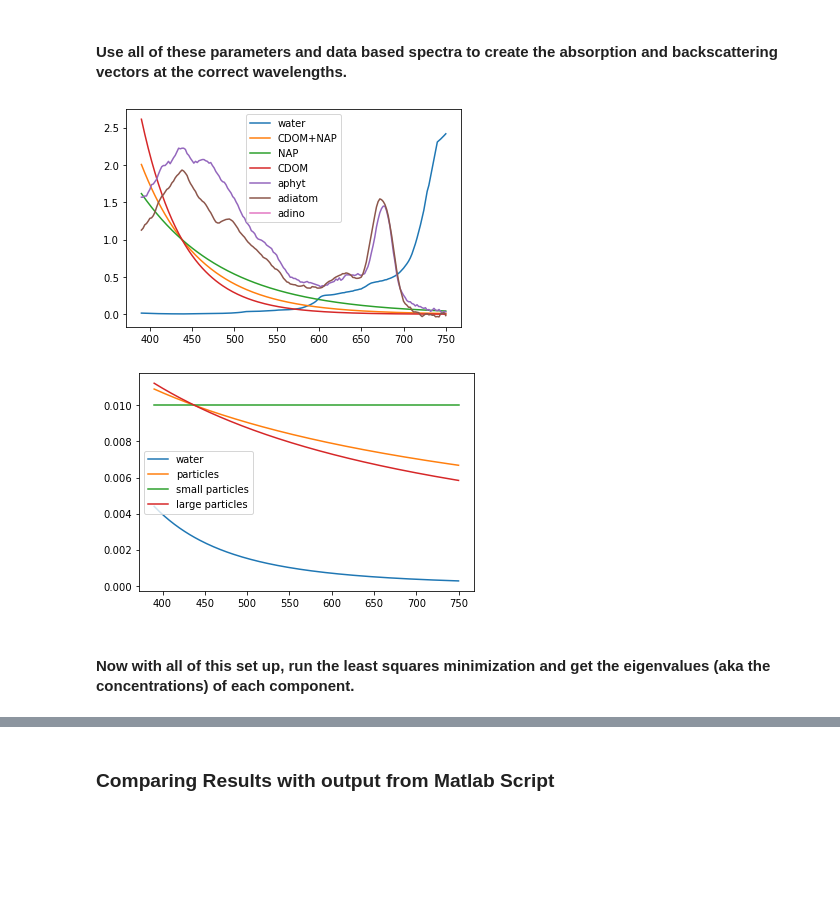
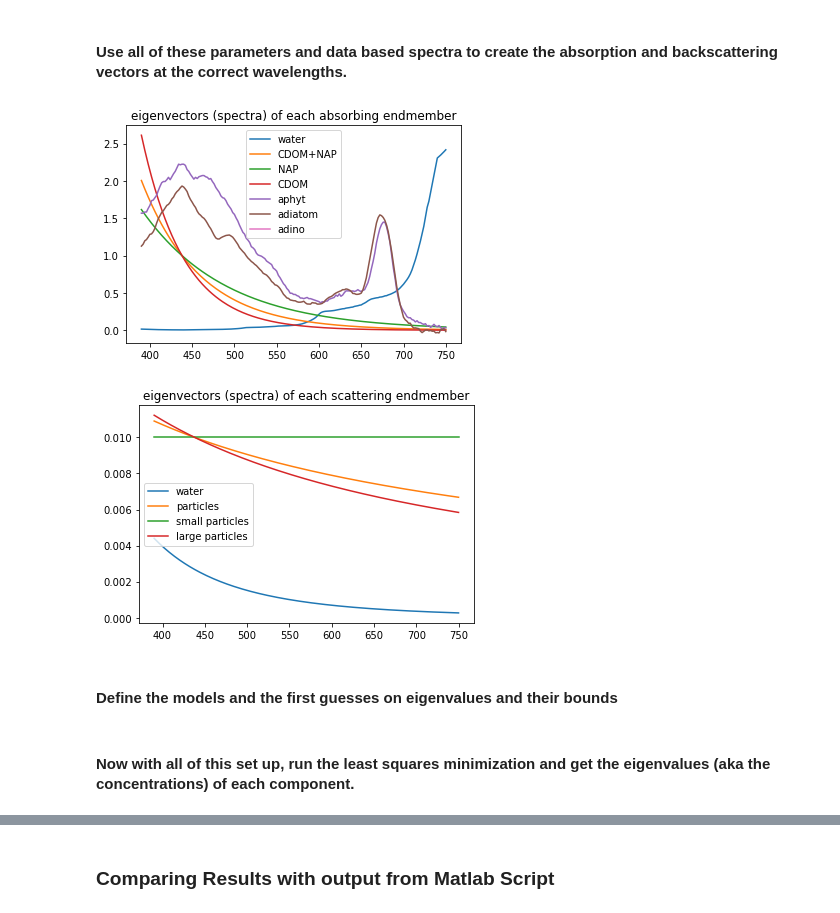
Before and after one commit to patrickcgray/oceanoptics2021, a Jupyter notebook: inversemodelRC.ipynb, the cells around one changed output, grey strips where cells are left out. Drawn from its saved outputs; the diff is of its cells as text; code cells hidden in the pictures; blank space fills up the shorter version.

Commit message:
continuing inversion model work

```diff
--- a/inversemodelRC.ipynb
+++ b/inversemodelRC.ipynb
@@ -239,36 +249,40 @@ def diat_dino_abs(wavelength):
 # %%
 # water basis vectors require temperature T and salinity S, output water IOPs at wave resolution
 [a_w,bb_w]= water_iops_PF_TScorr(wavelength,Temp,Sal) # input temperature and salinity
 bb_p      = ((Lref*np.ones(len(wavelength)) / wavelength)**Sbbp)
 bb_s      = ((Lref*np.ones(len(wavelength)) / wavelength)**Sbbs)
 bb_l      = ((Lref*np.ones(len(wavelength)) / wavelength)**Sbbl)
 a_cdm     = np.exp(Scdm *(wavelength-Lref*np.ones(len(wavelength))))
 a_nap     = np.exp(Snap *(wavelength-Lref*np.ones(len(wavelength))))
 a_cdom    = np.exp(Scdom*(wavelength-Lref*np.ones(len(wavelength))))
 a_ph1     = phyto_avg_abs(wavelength) #one component of chl-specific absorption
 a_ph2     = diat_dino_abs(wavelength) #two components of chl-specific absorption (diat dino)
 
 plt.plot(wavelength,a_w, label='water')
 plt.plot(wavelength,a_cdm, label='CDOM+NAP')
 plt.plot(wavelength,a_nap, label='NAP')
 plt.plot(wavelength,a_cdom, label='CDOM')
 plt.plot(wavelength,100*a_ph1, label='aphyt')
 plt.plot(wavelength,100*a_ph2[0], label='adiatom')
 plt.plot(wavelength,100*a_ph2[1], label='adino')
 
 plt.legend()
+plt.title("eigenvectors (spectra) of each absorbing endmember")
 plt.show()
 # %% [output]
-[figure, old version]
+[figure, new version]
 # %%
 plt.plot(wavelength,bb_w, label='water')
 plt.plot(wavelength,bb_p*.01, label='particles')
 plt.plot(wavelength,bb_l*.01, label='small particles')
 plt.plot(wavelength,bb_s*.01, label='large particles')
 plt.legend()
+plt.title("eigenvectors (spectra) of each scattering endmember")
 plt.show()
 # %% [output]
-[figure, old version]
+[figure, new version]
 # %% [markdown]
-#### Now with all of this set up, run the least squares minimization and get the eigenvalues (aka the concentrations) of each component.
+#### Define the models and the first guesses on eigenvalues and their bounds
+# %% [markdown]
+#### Now with all of this set up, run the least squares minimization and get the eigenvalues (aka the concentrations) of each component.
 # %%
```
Also changed, not shown: parts of 6 cells of this notebook.
